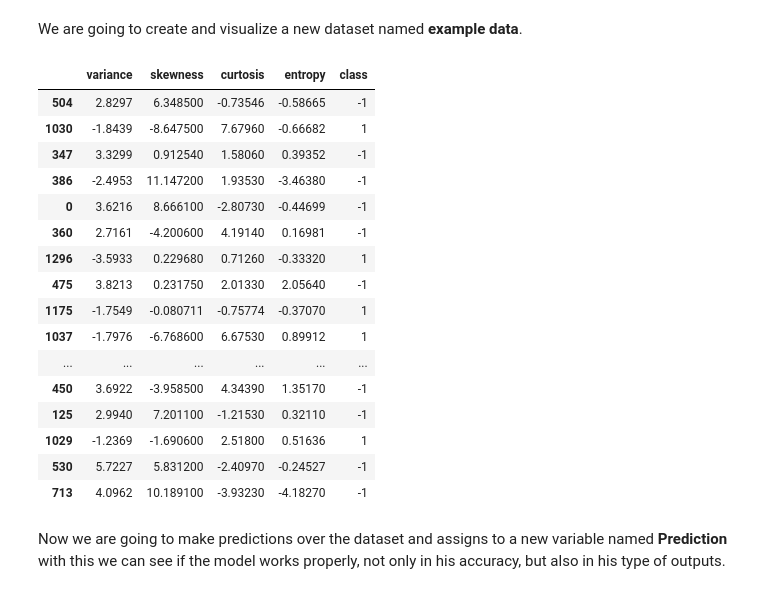
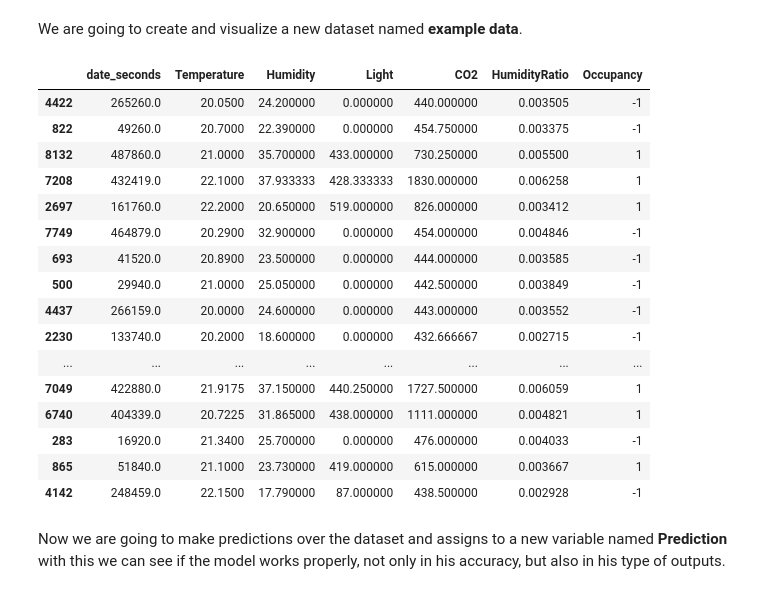
Before and after one commit to Robert-Gomez-AI/MathsOfMLCourse, a Jupyter notebook: Occupancy.ipynb, the cells around one changed output. Saved outputs shown, nothing was run; the diff lists cells and outputs as text; code cells hidden in the pictures.

```diff
--- a/Occupancy.ipynb
+++ b/Occupancy.ipynb
@@ -279,27 +303,27 @@ def svm_model(data):
     return svm.predict(X)
 # %% [markdown]
 We are going to create and visualize a new dataset named **example data**.
-# %%
-example_data=df_bank_note[750:770]
-example_data
-# %% [output]
-|  | variance | skewness | curtosis | entropy | class |
-| 504 | 2.8297 | 6.348500 | -0.73546 | -0.58665 | -1 |
-| 1030 | -1.8439 | -8.647500 | 7.67960 | -0.66682 | 1 |
-| 347 | 3.3299 | 0.912540 | 1.58060 | 0.39352 | -1 |
-| 386 | -2.4953 | 11.147200 | 1.93530 | -3.46380 | -1 |
-| 0 | 3.6216 | 8.666100 | -2.80730 | -0.44699 | -1 |
-| 360 | 2.7161 | -4.200600 | 4.19140 | 0.16981 | -1 |
-| 1296 | -3.5933 | 0.229680 | 0.71260 | -0.33320 | 1 |
-| 475 | 3.8213 | 0.231750 | 2.01330 | 2.05640 | -1 |
-| 1175 | -1.7549 | -0.080711 | -0.75774 | -0.37070 | 1 |
-| 1037 | -1.7976 | -6.768600 | 6.67530 | 0.89912 | 1 |
-| ... | ... | ... | ... | ... | ... |
-| 450 | 3.6922 | -3.958500 | 4.34390 | 1.35170 | -1 |
-| 125 | 2.9940 | 7.201100 | -1.21530 | 0.32110 | -1 |
-| 1029 | -1.2369 | -1.690600 | 2.51800 | 0.51636 | 1 |
-| 530 | 5.7227 | 5.831200 | -2.40970 | -0.24527 | -1 |
-| 713 | 4.0962 | 10.189100 | -3.93230 | -4.18270 | -1 |
+# %%
+example_data=shuffle(df_occupancy)[:20]
+example_data
+# %% [output]
+|  | date_seconds | Temperature | Humidity | Light | CO2 | HumidityRatio | Occupancy |
+| 4422 | 265260.0 | 20.0500 | 24.200000 | 0.000000 | 440.000000 | 0.003505 | -1 |
+| 822 | 49260.0 | 20.7000 | 22.390000 | 0.000000 | 454.750000 | 0.003375 | -1 |
+| 8132 | 487860.0 | 21.0000 | 35.700000 | 433.000000 | 730.250000 | 0.005500 | 1 |
+| 7208 | 432419.0 | 22.1000 | 37.933333 | 428.333333 | 1830.000000 | 0.006258 | 1 |
+| 2697 | 161760.0 | 22.2000 | 20.650000 | 519.000000 | 826.000000 | 0.003412 | 1 |
+| 7749 | 464879.0 | 20.2900 | 32.900000 | 0.000000 | 454.000000 | 0.004846 | -1 |
+| 693 | 41520.0 | 20.8900 | 23.500000 | 0.000000 | 444.000000 | 0.003585 | -1 |
+| 500 | 29940.0 | 21.0000 | 25.050000 | 0.000000 | 442.500000 | 0.003849 | -1 |
+| 4437 | 266159.0 | 20.0000 | 24.600000 | 0.000000 | 443.000000 | 0.003552 | -1 |
+| 2230 | 133740.0 | 20.2000 | 18.600000 | 0.000000 | 432.666667 | 0.002715 | -1 |
+| ... | ... | ... | ... | ... | ... | ... | ... |
+| 7049 | 422880.0 | 21.9175 | 37.150000 | 440.250000 | 1727.500000 | 0.006059 | 1 |
+| 6740 | 404339.0 | 20.7225 | 31.865000 | 438.000000 | 1111.000000 | 0.004821 | 1 |
+| 283 | 16920.0 | 21.3400 | 25.700000 | 0.000000 | 476.000000 | 0.004033 | -1 |
+| 865 | 51840.0 | 21.1000 | 23.730000 | 419.000000 | 615.000000 | 0.003667 | 1 |
+| 4142 | 248459.0 | 22.1500 | 17.790000 | 87.000000 | 438.500000 | 0.002928 | -1 |
 # %% [markdown]
 Now we are going to make predictions over the dataset and assigns to a new variable named **Prediction** with this we can see if the model works properly, not only in his accuracy, but also in his type of outputs.
 # %%
```
Also changed, not shown: parts of 47 cells of this notebook, 1 other file.
